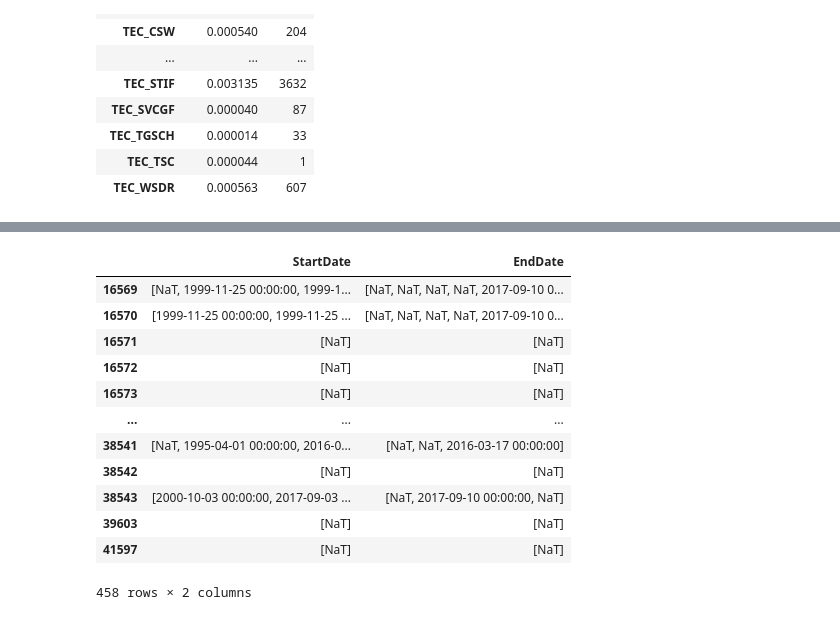
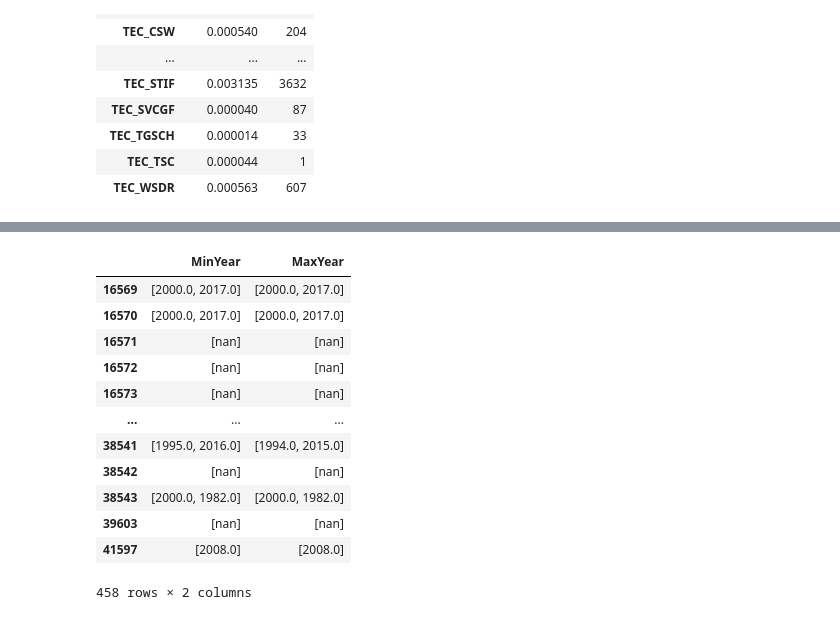
Before and after one commit to Ecosystem-Indicators-Workflows/Fire-history-NSW-workflow, a Jupyter notebook: NSW-Fire-banksias.ipynb, the cells around one changed output, grey strips where cells are left out. Drawn from its saved outputs; the diff is of its cells as text; code cells hidden in the pictures.

```diff
--- a/NSW-Fire-banksias.ipynb
+++ b/NSW-Fire-banksias.ipynb
@@ -215,5 +228,9 @@ TECdist.groupby('POTENTIAL_').agg({'Shape_Area':{'count','sum'}})
+# %%
+pts01 = TECdist.loc[TECdist.POTENTIAL_=="TEC_ESBS"].sample_points(size=1)
+pts05 = TECdist.loc[TECdist.POTENTIAL_=="TEC_ESBS"].sample_points(size=5)
+pts10 = TECdist.loc[TECdist.POTENTIAL_=="TEC_ESBS"].sample_points(size=10)
 # %%
-fh_ESBS = gpd.sjoin(TECdist.loc[TECdist.POTENTIAL_=="TEC_ESBS"],
+fh_ESBS_01 = gpd.sjoin(gpd.GeoDataFrame(geometry=pts01, crs= TECdist.crs),
           firehistory,
           predicate='intersects',
                    how='left')
@@ -225 +237,23 @@ fh_ESBS.plot()
+# %%
+minyear =  list()
+maxyear =  list()
+for idx, row in fh_ESBS_01.iterrows():
+    if row.StartDate != row.StartDate:
+        if row.Label != row.Label:
+            minyear.append(None)
+        else:
+            minyear.append(int(re.findall(r'\d+', row.Label)[0]))
+    else:
+        minyear.append(row.StartDate.year)
+for idx, row in fh_ESBS_01.iterrows():
+    if row.EndDate != row.StartDate:
+        if row.Label != row.Label:
+            maxyear.append(None)
+        else:
+            maxyear.append(int(re.findall(r'\d+', row.Label)[0]))
+    else:
+        maxyear.append(row.EndDate.year)
+# %%
+fh_ESBS_01['MinYear'] = minyear
+fh_ESBS_01['MaxYear'] = maxyear
 # %%
@@ -253,16 +305,16 @@ fh_ESBS.head()
 # %%
-fh_ESBS.groupby(level=0)[['StartDate',	'EndDate']].aggregate(lambda x: list(x))
+fh_ESBS_01.groupby(level=0)[['MinYear',	'MaxYear']].aggregate(lambda x: list(x))
 # %% [output]
-|  | StartDate | EndDate |
-| 16569 | [NaT, 1999-11-25 00:00:00, 1999-1... | [NaT, NaT, NaT, NaT, 2017-09-10 0... |
-| 16570 | [1999-11-25 00:00:00, 1999-11-25 ... | [NaT, NaT, NaT, NaT, 2017-09-10 0... |
-| 16571 | [NaT] | [NaT] |
-| 16572 | [NaT] | [NaT] |
-| 16573 | [NaT] | [NaT] |
+|  | MinYear | MaxYear |
+| 16569 | [2000.0, 2017.0] | [2000.0, 2017.0] |
+| 16570 | [2000.0, 2017.0] | [2000.0, 2017.0] |
+| 16571 | [nan] | [nan] |
+| 16572 | [nan] | [nan] |
+| 16573 | [nan] | [nan] |
 | ... | ... | ... |
-| 38541 | [NaT, 1995-04-01 00:00:00, 2016-0... | [NaT, NaT, 2016-03-17 00:00:00] |
-| 38542 | [NaT] | [NaT] |
-| 38543 | [2000-10-03 00:00:00, 2017-09-03 ... | [NaT, 2017-09-10 00:00:00, NaT] |
-| 39603 | [NaT] | [NaT] |
-| 41597 | [NaT] | [NaT] |
+| 38541 | [1995.0, 2016.0] | [1994.0, 2015.0] |
+| 38542 | [nan] | [nan] |
+| 38543 | [2000.0, 1982.0] | [2000.0, 1982.0] |
+| 39603 | [nan] | [nan] |
+| 41597 | [2008.0] | [2008.0] |
 458 rows × 2 columns
```
Also changed, not shown: parts of 12 cells of this notebook.
